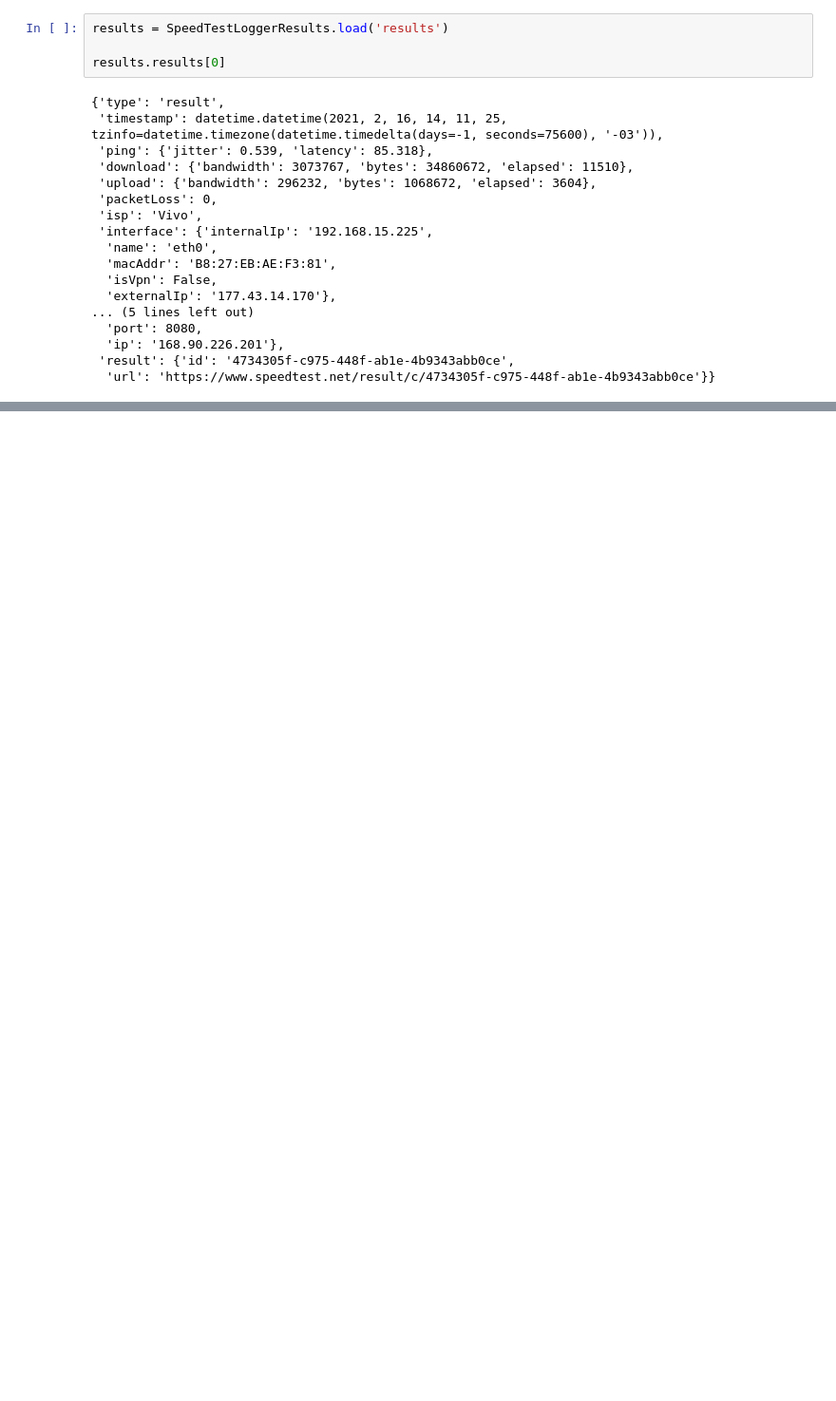
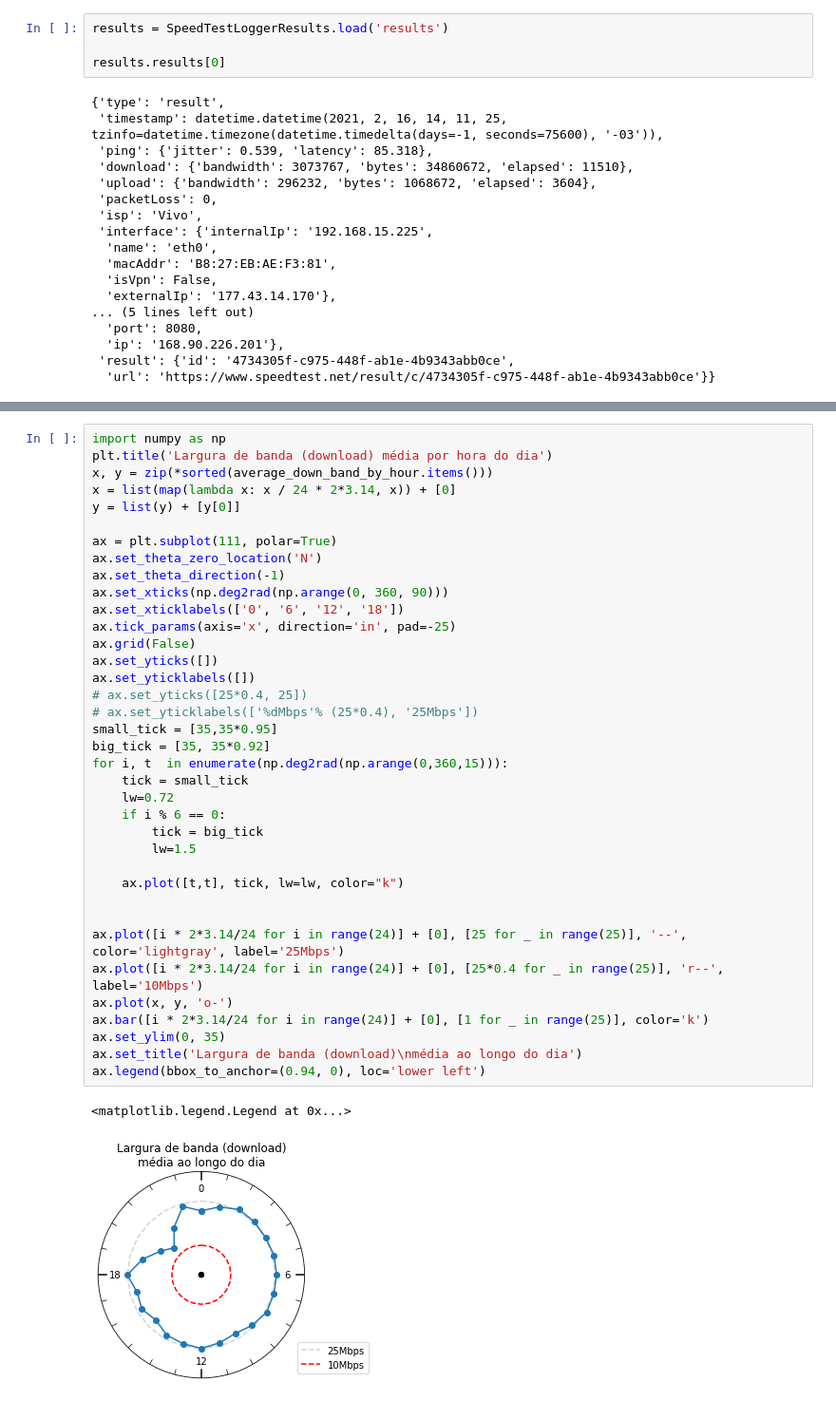
Before and after one commit to AugustoQueiroz/SpeedTestResults, a Jupyter notebook: exploration.ipynb, the cells around one changed output, grey strips where cells are left out. Shown: that part at 95% size. Saved outputs shown, nothing was run; the diff lists cells and outputs as text; blank space fills up the shorter version.

```diff
--- a/exploration.ipynb
+++ b/exploration.ipynb
@@ -81,0 +94,40 @@ plt.hist(upload_bandwidths_in_Mbps)
+# %%
+import numpy as np
+plt.title('Largura de banda (download) média por hora do dia')
+x, y = zip(*sorted(average_down_band_by_hour.items()))
+x = list(map(lambda x: x / 24 * 2*3.14, x)) + [0]
+y = list(y) + [y[0]]
+
+ax = plt.subplot(111, polar=True)
+ax.set_theta_zero_location('N')
+ax.set_theta_direction(-1)
+ax.set_xticks(np.deg2rad(np.arange(0, 360, 90)))
+ax.set_xticklabels(['0', '6', '12', '18'])
+ax.tick_params(axis='x', direction='in', pad=-25)
+ax.grid(False)
+ax.set_yticks([])
+ax.set_yticklabels([])
+# ax.set_yticks([25*0.4, 25])
+# ax.set_yticklabels(['%dMbps'% (25*0.4), '25Mbps'])
+small_tick = [35,35*0.95]
+big_tick = [35, 35*0.92]
+for i, t  in enumerate(np.deg2rad(np.arange(0,360,15))):
+    tick = small_tick
+    lw=0.72
+    if i % 6 == 0:
+        tick = big_tick
+        lw=1.5
+
+    ax.plot([t,t], tick, lw=lw, color="k")
+
+
+ax.plot([i * 2*3.14/24 for i in range(24)] + [0], [25 for _ in range(25)], '--', color='lightgray', label='25Mbps')
+ax.plot([i * 2*3.14/24 for i in range(24)] + [0], [25*0.4 for _ in range(25)], 'r--', label='10Mbps')
+ax.plot(x, y, 'o-')
+ax.bar([i * 2*3.14/24 for i in range(24)] + [0], [1 for _ in range(25)], color='k')
+ax.set_ylim(0, 35)
+ax.set_title('Largura de banda (download)\nmédia ao longo do dia')
+ax.legend(bbox_to_anchor=(0.94, 0), loc='lower left')
+# %% [output]
+<matplotlib.legend.Legend at 0x...>
+[figure, added]
```
Also changed, not shown: parts of 12 cells of this notebook.
